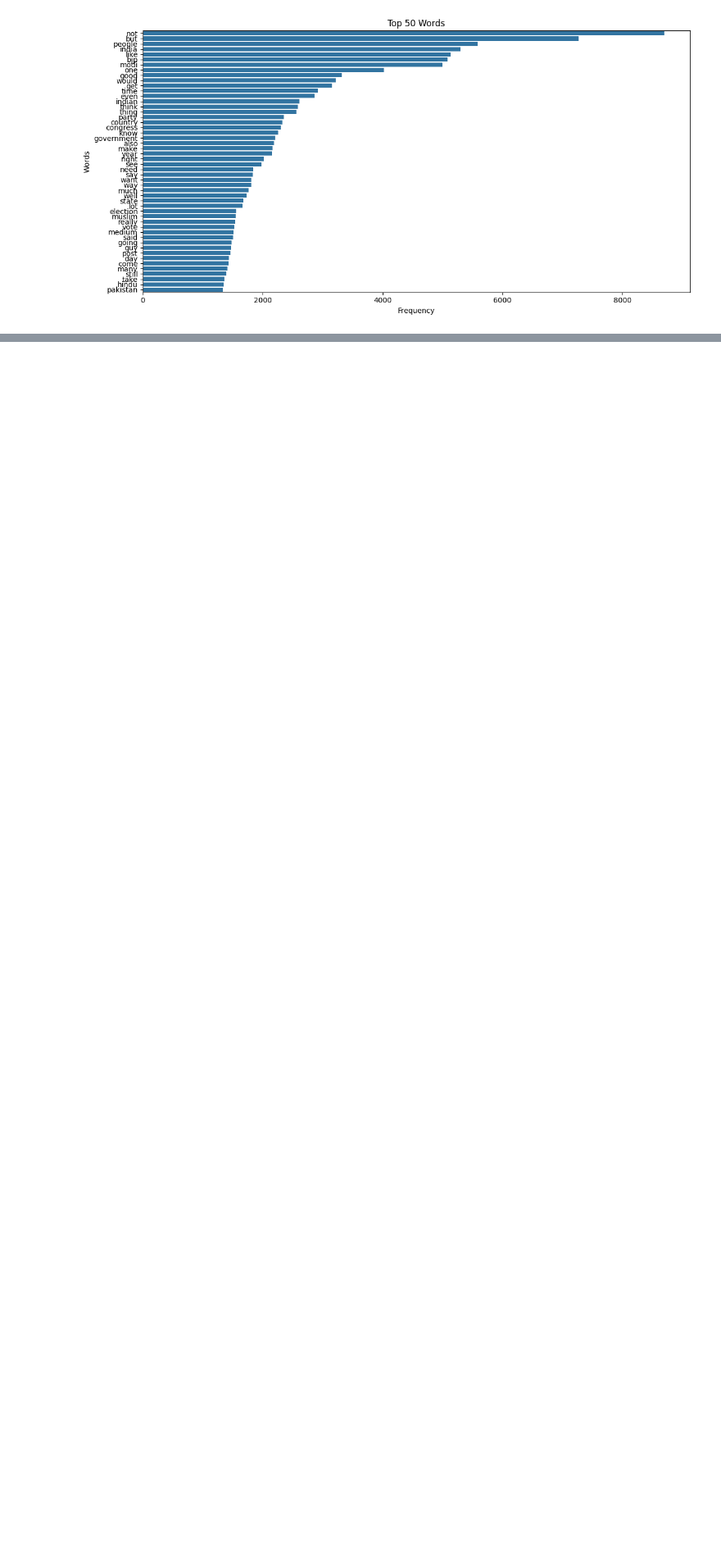
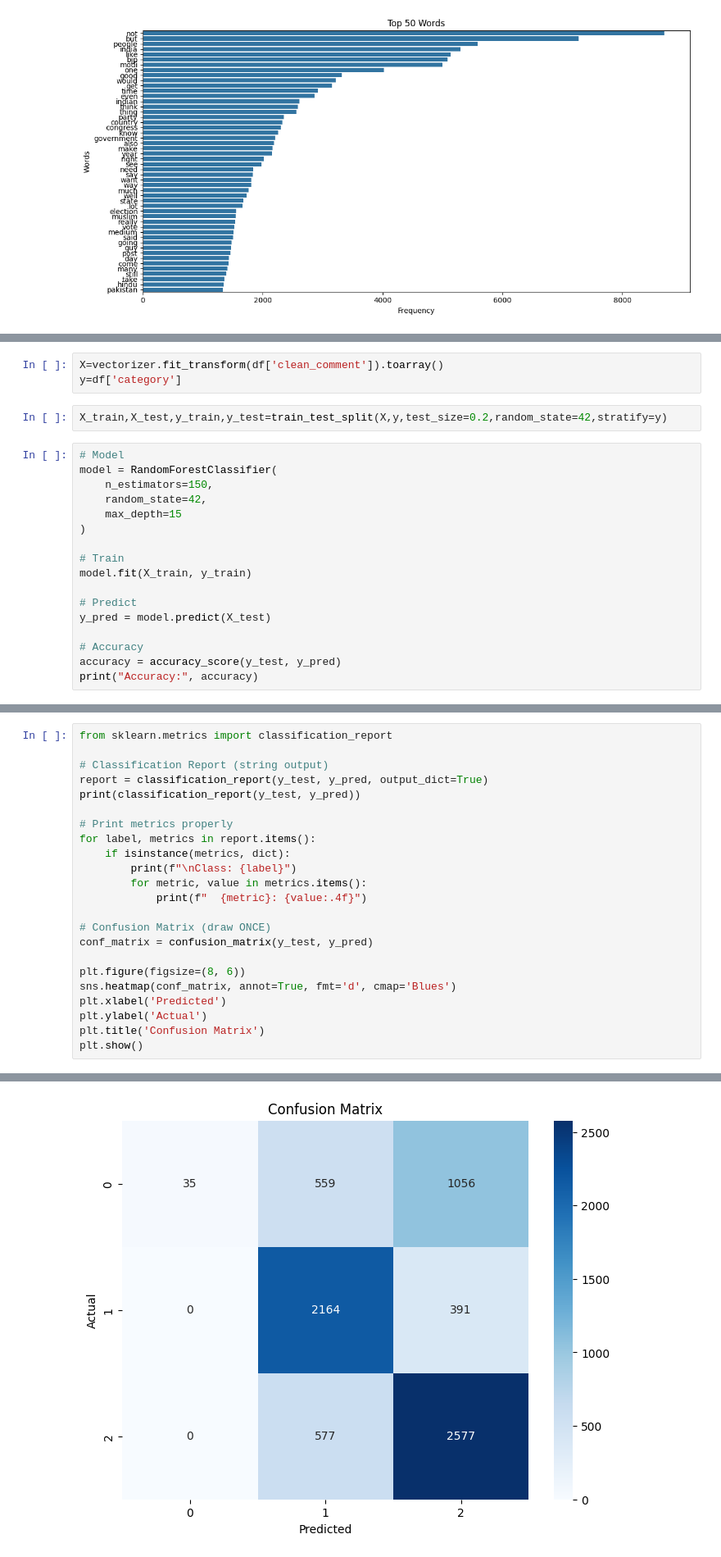
Before and after one commit to piyush07dubey/youtube_sentiment_analysis, a Jupyter notebook: model.ipynb, the cells around one changed output, grey strips where cells are left out. Shown at 82% size. Drawn from its saved outputs; the diff is of its cells as text; blank space fills up the shorter version.

```diff
--- a/model.ipynb
+++ b/model.ipynb
@@ -455,0 +486,22 @@ plot_top_n_words(df, n=50)
+# %%
+X=vectorizer.fit_transform(df['clean_comment']).toarray()
+y=df['category']
+# %%
+X_train,X_test,y_train,y_test=train_test_split(X,y,test_size=0.2,random_state=42,stratify=y)
+# %%
+# Model
+model = RandomForestClassifier(
+    n_estimators=150,
+    random_state=42,
+    max_depth=15
+)
+
+# Train
+model.fit(X_train, y_train)
+
+# Predict
+y_pred = model.predict(X_test)
+
+# Accuracy
+accuracy = accuracy_score(y_test, y_pred)
+print("Accuracy:", accuracy)
@@ -455,0 +510,24 @@ plot_top_n_words(df, n=50)
+# %%
+from sklearn.metrics import classification_report
+
+# Classification Report (string output)
+report = classification_report(y_test, y_pred, output_dict=True)
+print(classification_report(y_test, y_pred))
+
+# Print metrics properly
+for label, metrics in report.items():
+    if isinstance(metrics, dict):
+        print(f"\nClass: {label}")
+        for metric, value in metrics.items():
+            print(f"  {metric}: {value:.4f}")
+
+# Confusion Matrix (draw ONCE)
+conf_matrix = confusion_matrix(y_test, y_pred)
+
+plt.figure(figsize=(8, 6))
+sns.heatmap(conf_matrix, annot=True, fmt='d', cmap='Blues')
+plt.xlabel('Predicted')
+plt.ylabel('Actual')
+plt.title('Confusion Matrix')
+plt.show()
+# %% [output]
@@ -455,0 +551 @@ plot_top_n_words(df, n=50)
+[figure, added]
```
Also changed, not shown: parts of 12 cells of this notebook.
